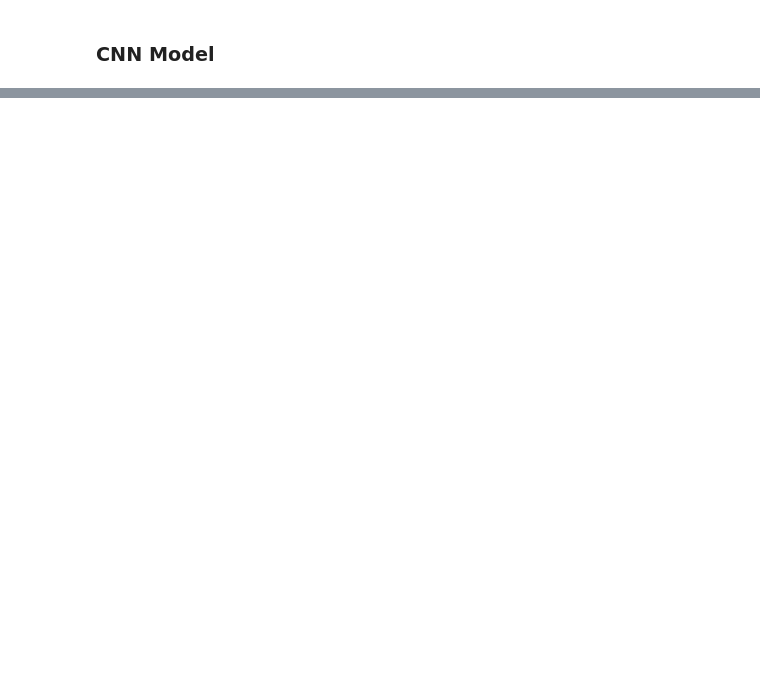
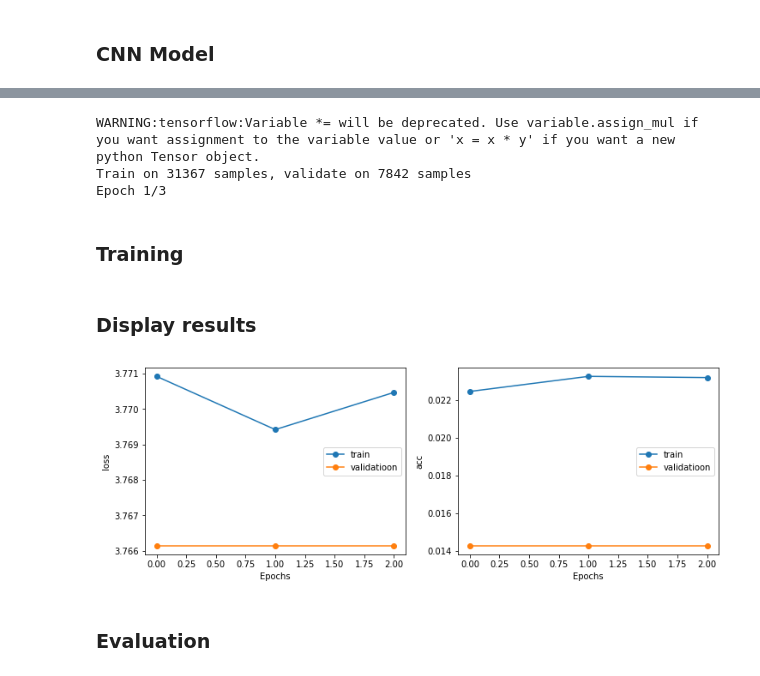
Before and after one commit to yunjieyin/keras-learning-API, a Jupyter notebook: 2.1-traffic-signs-recognition.ipynb, the cells around one changed output, grey strips where cells are left out. Saved outputs shown, nothing was run; the diff lists cells and outputs as text; code cells hidden in the pictures; blank space fills up the shorter version.

Commit message:
traffic sign recognition

```diff
--- a/2.1-traffic-signs-recognition.ipynb
+++ b/2.1-traffic-signs-recognition.ipynb
@@ -60,7 +62,7 @@ try:
 
 except(IOError, OSError, KeyError):
     print('Error in reading X.h5 processing all images!')
-    ROOT_DIR = '....'
+    ROOT_DIR = '/media/yinyunjie/WD_HDD/dataSets/GT-traffic-signs/data/Final_Training/Images/'
     imgs = []
     labels = []
     all_img_paths = glob.glob(os.path.join(ROOT_DIR, '*/*.ppm'))
@@ -92,7 +112,7 @@ def cnn_model():
     model = Sequential()
 
     model.add(Conv2D(32, (3, 3), padding='same', activation='relu',
-                     input_shape=(IMG_SIZE, IMG_SIZE)))
+                     input_shape=(IMG_SIZE, IMG_SIZE, 3)))
     model.add(Conv2D(32, (3, 3), padding='same', activation='relu'))
     model.add(MaxPooling2D(pool_size=(2, 2)))
     model.add(Dropout(0.2))
@@ -128,7 +166,7 @@ def lr_schedule(epoch):
     return lr * (0.1 * int(epoch / 10))
 
 batch_size = 32
-nb_epoch = 30
+nb_epoch = 3
 
 history = model.fit(X, Y,
                     batch_size=batch_size,
@@ -136,5 +174,50 @@ history = model.fit(X, Y,
                     validation_split=0.2,
                     shuffle=True,
                     callbacks=[LearningRateScheduler(lr_schedule),
-                               ModelCheckpoint('model.h5', save_best_only=True)],
+                               ModelCheckpoint('model.h5', save_best_only=True)]
                     )
+# %% [output]
+WARNING:tensorflow:Variable *= will be deprecated. Use variable.assign_mul if you want assignment to the variable value or 'x = x * y' if you want a new python Tensor object.
+Train on 31367 samples, validate on 7842 samples
+Epoch 1/3
+# %% [markdown]
+### Training
+# %%
+def lr_shedule(epoch):
+    return lr * (0.1 ** int(epoch / 10))
+
+batch_size = 32
+nb_epoch = 30
+
+history = model.fit(X, Y,
+        batch_size=batch_size,
+        epochs=nb_epoch,
+        validation_split=0.2,
+        shuffle=True,
+        callbacks=[LearningRateScheduler(lr_schedule),
+            ModelCheckpoint('model.h5', save_best_only=True)])
+# %% [markdown]
+### Display results
+# %%
+import matplotlib.pyplot as plt
+
+def plot_train_history(history, train_metrics, val_metrics):
+    plt.plot(history.history.get(train_metrics), '-o')
+    plt.plot(history.history.get(val_metrics), '-o')
+    plt.ylabel(train_metrics)
+    plt.xlabel('Epochs')
+    plt.legend(['train', 'validatioon'])
+
+
+plt.figure(figsize=(12, 4))
+plt.subplot(1, 2, 1)
+plot_train_history(history, 'loss', 'val_loss')
+
+plt.subplot(1, 2, 2)
+plot_train_history(history, 'acc', 'val_acc')
+
+plt.show()
+# %% [output]
+[figure, added]
+# %% [markdown]
+### Evaluation
```
Also changed, not shown: parts of 9 cells of this notebook.
